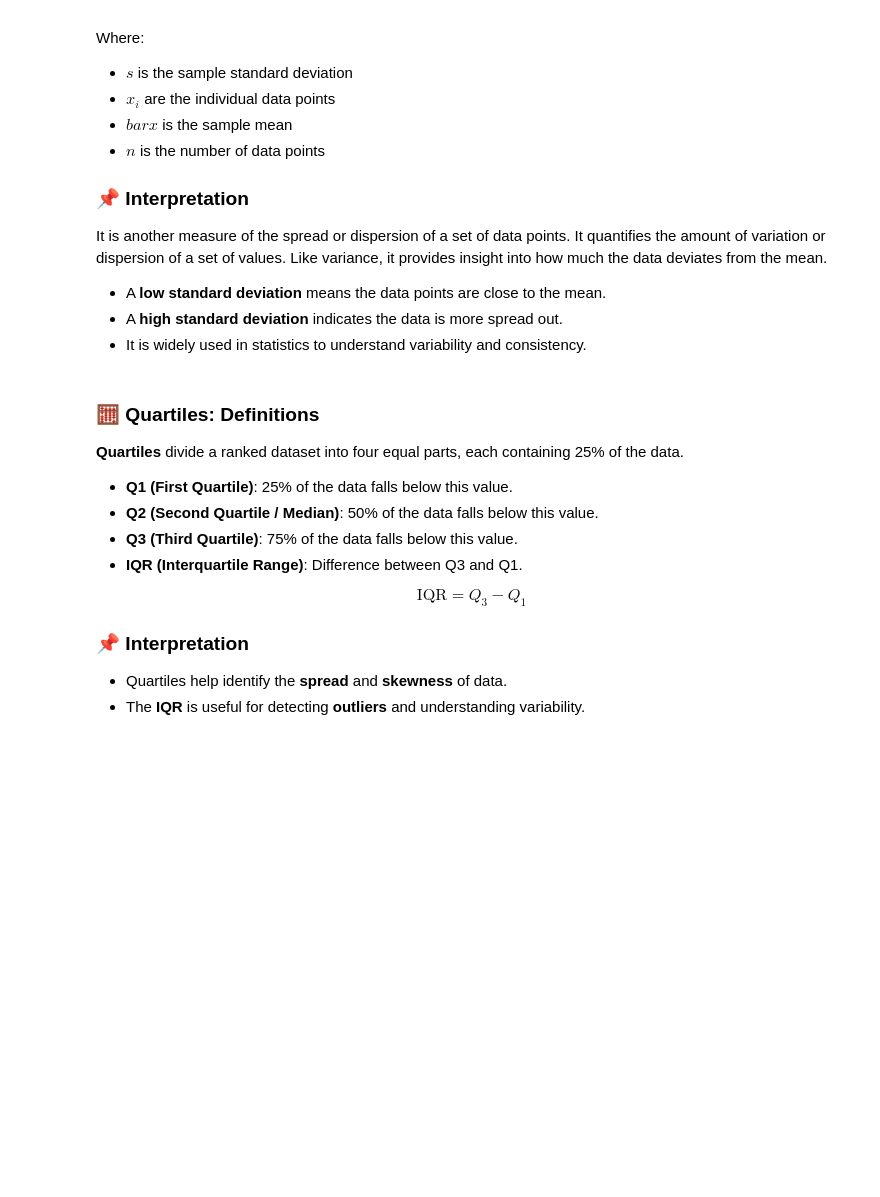
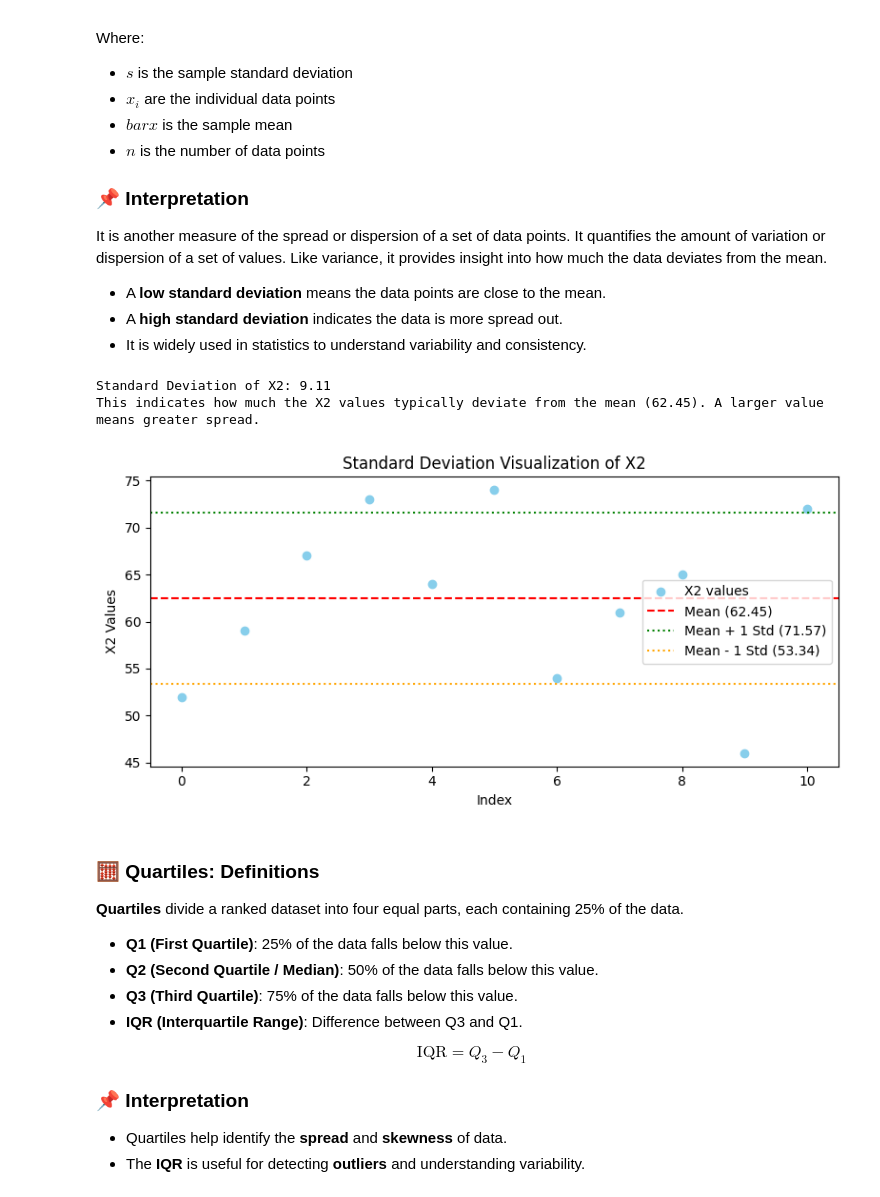
Before and after one commit to abdullahiabdirizak32-hub/DataStructuresWorkshop-Group2, a Jupyter notebook: IntroToDataStructures_Workshop_challenge.ipynb, the cells around one changed output. Cells and saved outputs as stored; diff of their text form; code cells hidden in the pictures; blank space fills up the shorter version.

```diff
--- a/IntroToDataStructures_Workshop_challenge.ipynb
+++ b/IntroToDataStructures_Workshop_challenge.ipynb
@@ -1078,3 +1095,34 @@ print("Standard Deviation of X2:", std_dev_x2)
+# %%
+import pandas as pd
+import matplotlib.pyplot as plt
+
+# Load the dataset
+df = pd.read_csv("./data/Systolic1.csv")
+
+# Compute standard deviation
+std_dev_x2 = df['X2'].std()
+mean_x2 = df['X2'].mean()
+
+# Print interpretation
+print(f"Standard Deviation of X2: {std_dev_x2:.2f}")
+print(f"This indicates how much the X2 values typically deviate from the mean ({mean_x2:.2f}). A larger value means greater spread.")
+
+# --- Visualization ---
+plt.figure(figsize=(8, 4))
+plt.scatter(range(len(df['X2'])), df['X2'], color='skyblue', label='X2 values')
+plt.axhline(mean_x2, color='red', linestyle='--', label=f'Mean ({mean_x2:.2f})')
+plt.axhline(mean_x2 + std_dev_x2, color='green', linestyle=':', label=f'Mean + 1 Std ({mean_x2 + std_dev_x2:.2f})')
+plt.axhline(mean_x2 - std_dev_x2, color='orange', linestyle=':', label=f'Mean - 1 Std ({mean_x2 - std_dev_x2:.2f})')
+plt.title("Standard Deviation Visualization of X2")
+plt.xlabel("Index")
+plt.ylabel("X2 Values")
+plt.legend()
+plt.tight_layout()
+plt.show(block=True)
+# %% [output]
+Standard Deviation of X2: 9.11
+This indicates how much the X2 values typically deviate from the mean (62.45). A larger value means greater spread.
+[figure, added]
 # %% [markdown]
 ### 🧮 Quartiles: Definitions
 
```
Also changed, not shown: parts of 4 cells of this notebook.
